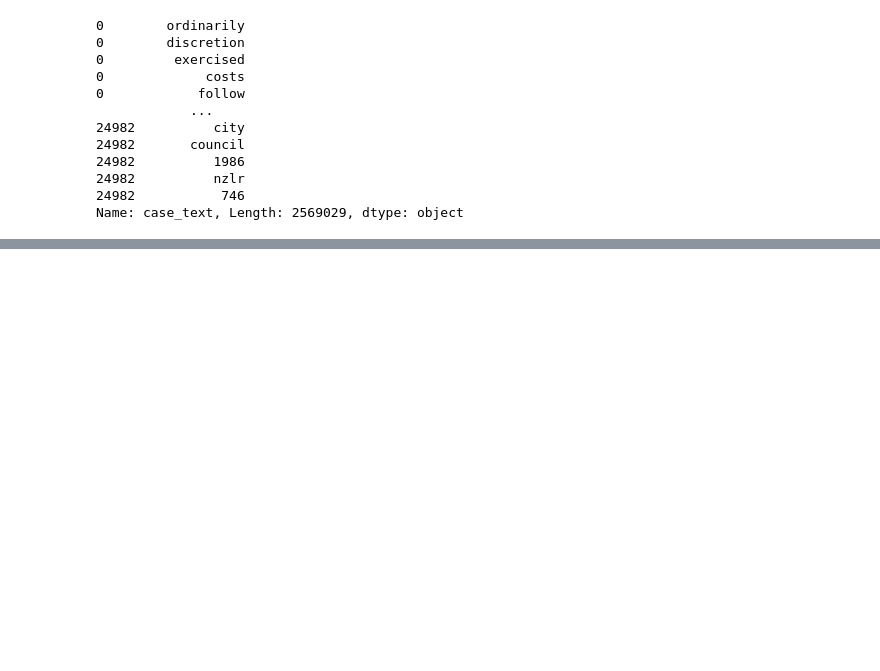
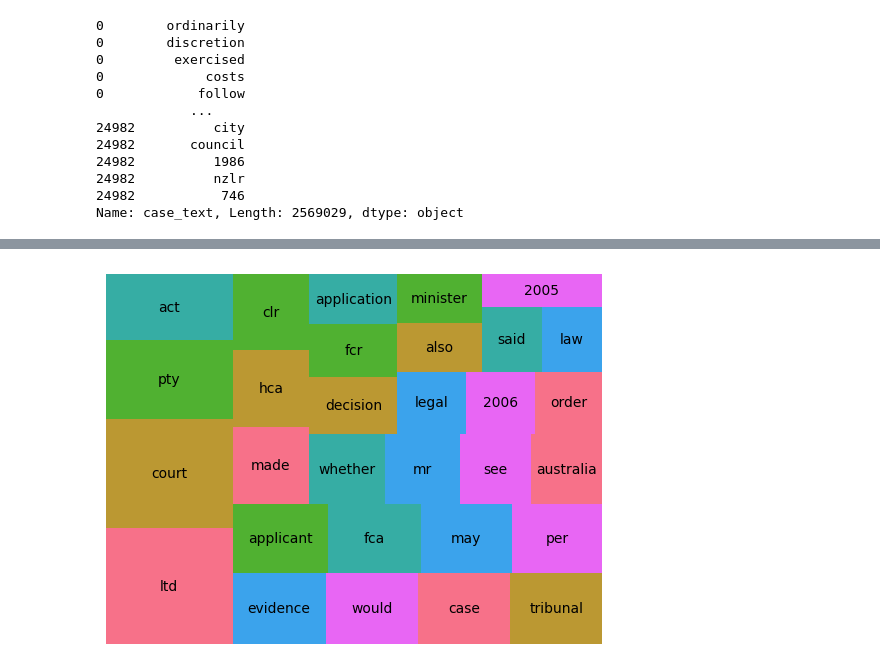
Before and after one commit to shravya312/AI-Judge, a Jupyter notebook: model/AI_Judge1.ipynb, the cells around one changed output, grey strips where cells are left out. Drawn from its saved outputs; the diff is of its cells as text; code cells hidden in the pictures; blank space fills up the shorter version.

```diff
--- a/model/AI_Judge1.ipynb
+++ b/model/AI_Judge1.ipynb
@@ -342,0 +393,10 @@ df3_approved=pd.DataFrame(df3_approved)
+# %%
+df3_cited=pd.DataFrame(df3_cited.groupby('case_text')['case_text'].count().sort_values(ascending=False).head(30))
+df3_cited=df3_cited.rename(columns={'case_text': 'num'})
+x = df3_cited['num']
+label = df3_cited.index
+squarify.plot(x, label=label,color=sns.color_palette('husl'))
+plt.axis('off')
+plt.show()
+# %% [output]
+[figure, added]
```
Also changed, not shown: parts of 16 cells of this notebook.
